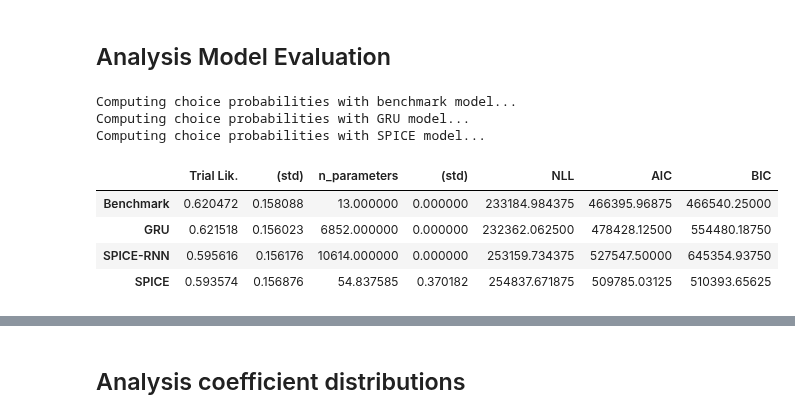
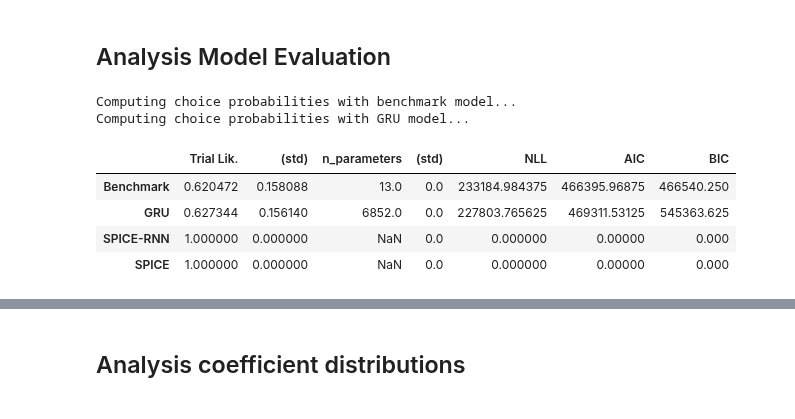
Before and after one commit to whyhardt/SPICE, a Jupyter notebook: weinhardt2026/studies/castro2025/castro2025.ipynb, the cells around one changed output, grey strips where cells are left out. Drawn from its saved outputs; the diff is of its cells as text; code cells hidden in the pictures.

```diff
--- a/weinhardt2026/studies/castro2025/castro2025.ipynb
+++ b/weinhardt2026/studies/castro2025/castro2025.ipynb
@@ -163,6 +163,7 @@ cfs = training(
     dataset_train=dataset_train,
     dataset_test=dataset_test,
     epochs=epochs,
+    loss_kwargs={'label_smoothing': 0.0},
 )
 
 torch.save(cfs.state_dict(), path_cfs)
@@ -190,6 +209,7 @@ gru = training(
     dataset_train=dataset_train,
     dataset_test=dataset_test,
     epochs=epochs,
+    loss_kwargs={'label_smoothing': 0.0},
     ).to(torch.device('cpu'))
 
 torch.save(gru.state_dict(), path_gru)
@@ -230,19 +268,18 @@ print(cfs.temperature)
 # %%
 analysis_model_evaluation(
     dataset=dataset_train,
-    spice_model=estimator,
+    # spice_model=estimator,
     benchmark_model=cfs.to(torch.device('cpu')),
     gru_model=gru.eval().to(torch.device('cpu')),
     )
 # %% [output]
 Computing choice probabilities with benchmark model...
 Computing choice probabilities with GRU model...
-Computing choice probabilities with SPICE model...
 |  | Trial Lik. | (std) | n_parameters | (std) | NLL | AIC | BIC |
-| Benchmark | 0.620472 | 0.158088 | 13.000000 | 0.000000 | 233184.984375 | 466395.96875 | 466540.25000 |
-| GRU | 0.621518 | 0.156023 | 6852.000000 | 0.000000 | 232362.062500 | 478428.12500 | 554480.18750 |
-| SPICE-RNN | 0.595616 | 0.156176 | 10614.000000 | 0.000000 | 253159.734375 | 527547.50000 | 645354.93750 |
-| SPICE | 0.593574 | 0.156876 | 54.837585 | 0.370182 | 254837.671875 | 509785.03125 | 510393.65625 |
+| Benchmark | 0.620472 | 0.158088 | 13.0 | 0.0 | 233184.984375 | 466395.96875 | 466540.250 |
+| GRU | 0.627344 | 0.156140 | 6852.0 | 0.0 | 227803.765625 | 469311.53125 | 545363.625 |
+| SPICE-RNN | 1.000000 | 0.000000 | NaN | 0.0 | 0.000000 | 0.00000 | 0.000 |
+| SPICE | 1.000000 | 0.000000 | NaN | 0.0 | 0.000000 | 0.00000 | 0.000 |
 # %%
 analysis_model_evaluation(
     dataset=dataset_test,
```
Also changed, not shown: parts of 3 cells of this notebook, 5 other files.
